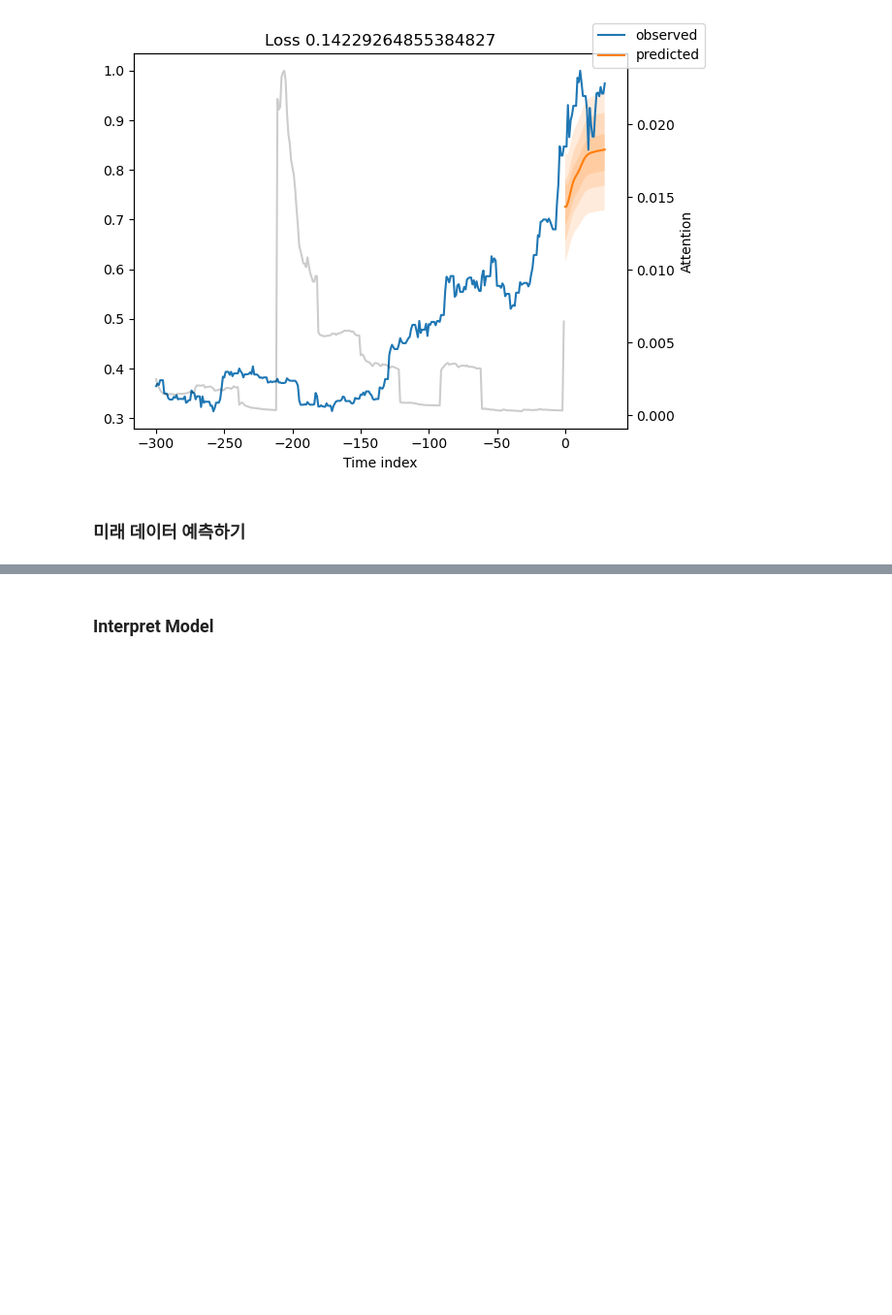
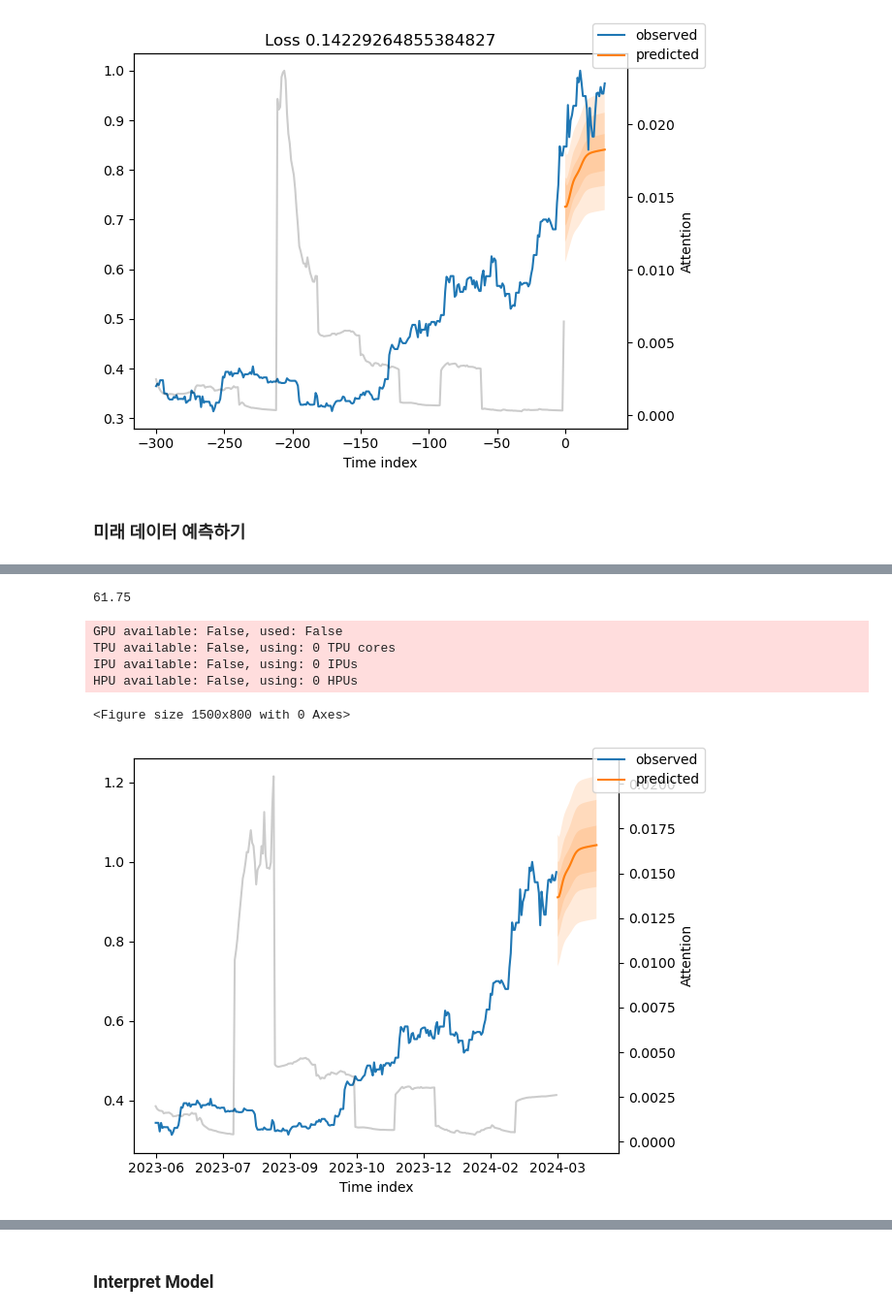
Before and after one commit to zeeenoo11/KDT05_Web_Coin_Project, a Jupyter notebook: JJW/07_forecasting_test.ipynb, the cells around one changed output, grey strips where cells are left out. Shown: that part at 97% size. Cells and saved outputs as stored; diff of their text form; code cells hidden in the pictures; blank space fills up the shorter version.

```diff
--- a/JJW/07_forecasting_test.ipynb
+++ b/JJW/07_forecasting_test.ipynb
@@ -334,6 +354,12 @@ HPU available: False, using: 0 HPUs
 [figure]
 # %% [markdown]
 ### 미래 데이터 예측하기
+# %%
+# add time index : datetime to int
+data["time_idx"] = (data["date"].dt.year * 12 + data["date"].dt.month) * 30 + data["date"].dt.day
+data["time_idx"] -= data["time_idx"].min()
+# add additional features
+data["month"] = data.date.dt.month.astype(str).astype("category")  # categories have be strings
 # %%
 # select last 24 months from data (max_encoder_length is 24)
 encoder_data = data[lambda x: x.time_idx > x.time_idx.max() - max_encoder_length]
@@ -341,14 +367,15 @@ encoder_data = data[lambda x: x.time_idx > x.time_idx.max() - max_encoder_length
 # select last known data point and create decoder data from it by repeating it and incrementing the month
 # in a real world dataset, we should not just forward fill the covariates but specify them to account
 # for changes in special days and prices (which you absolutely should do but we are too lazy here)
+
 last_data = data[lambda x: x.time_idx == x.time_idx.max()]
 decoder_data = pd.concat(
-    [last_data.assign(date=lambda x: x.date + pd.offsets.MonthBegin(i)) for i in range(1, max_prediction_length + 1)],
+    [last_data.assign(date=lambda x: x.date + pd.offsets.DateOffset(day=i)) for i in range(1, max_prediction_length + 1)],
     ignore_index=True,
 )
 
 # add time index consistent with "data"
-decoder_data["time_idx"] = decoder_data["date"].dt.year * 12 + decoder_data["date"].dt.month
+decoder_data["time_idx"] = (decoder_data["date"].dt.year * 12 + decoder_data["date"].dt.month) * 30 + decoder_data["date"].dt.day
 decoder_data["time_idx"] += encoder_data["time_idx"].max() + 1 - decoder_data["time_idx"].min()
 
 # adjust additional time feature(s)
@@ -359,5 +418,20 @@ new_prediction_data = pd.concat([encoder_data, decoder_data], ignore_index=True)
+# %%
+247/4
+# %% [output]
+61.75
 # %%
 new_raw_predictions = best_tft.predict(new_prediction_data, mode="raw", return_x=True)
 
+dates = new_prediction_data["date"][::36].dt.strftime("%Y-%m").to_list()
+
 for idx in range(1):  # plot 10 examples
+    plt.figure(figsize=(15, 8))
     best_tft.plot_prediction(new_raw_predictions.x, new_raw_predictions.output, idx=idx, show_future_observed=False)
+    plt.xticks(range(-300, 1, 50), dates)
+# %% [output]
+GPU available: False, used: False
+TPU available: False, using: 0 TPU cores
+IPU available: False, using: 0 IPUs
+HPU available: False, using: 0 HPUs
+<Figure size 1500x800 with 0 Axes>
+[figure, added]
```
Also changed, not shown: parts of 8 cells of this notebook, 34 other files.
